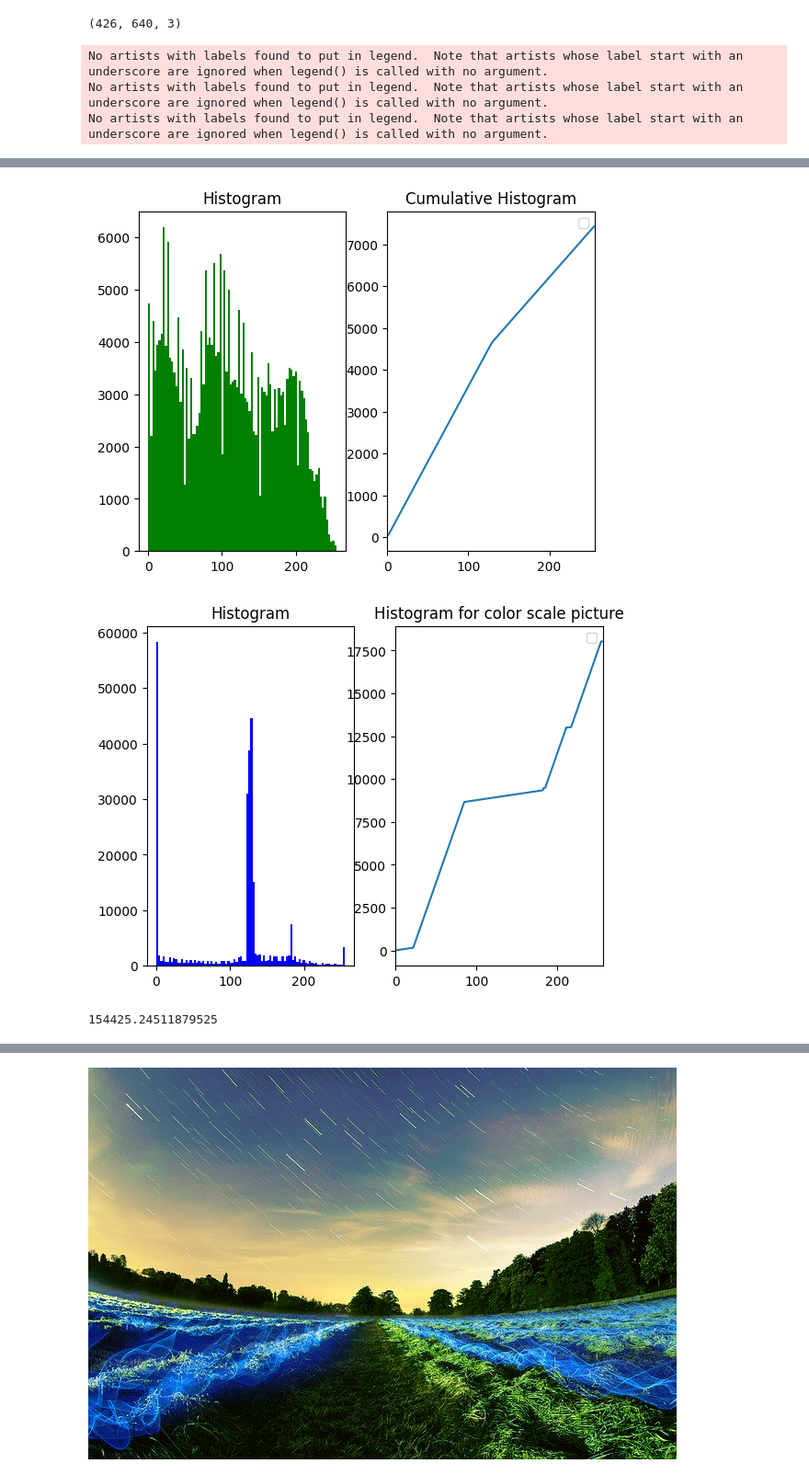
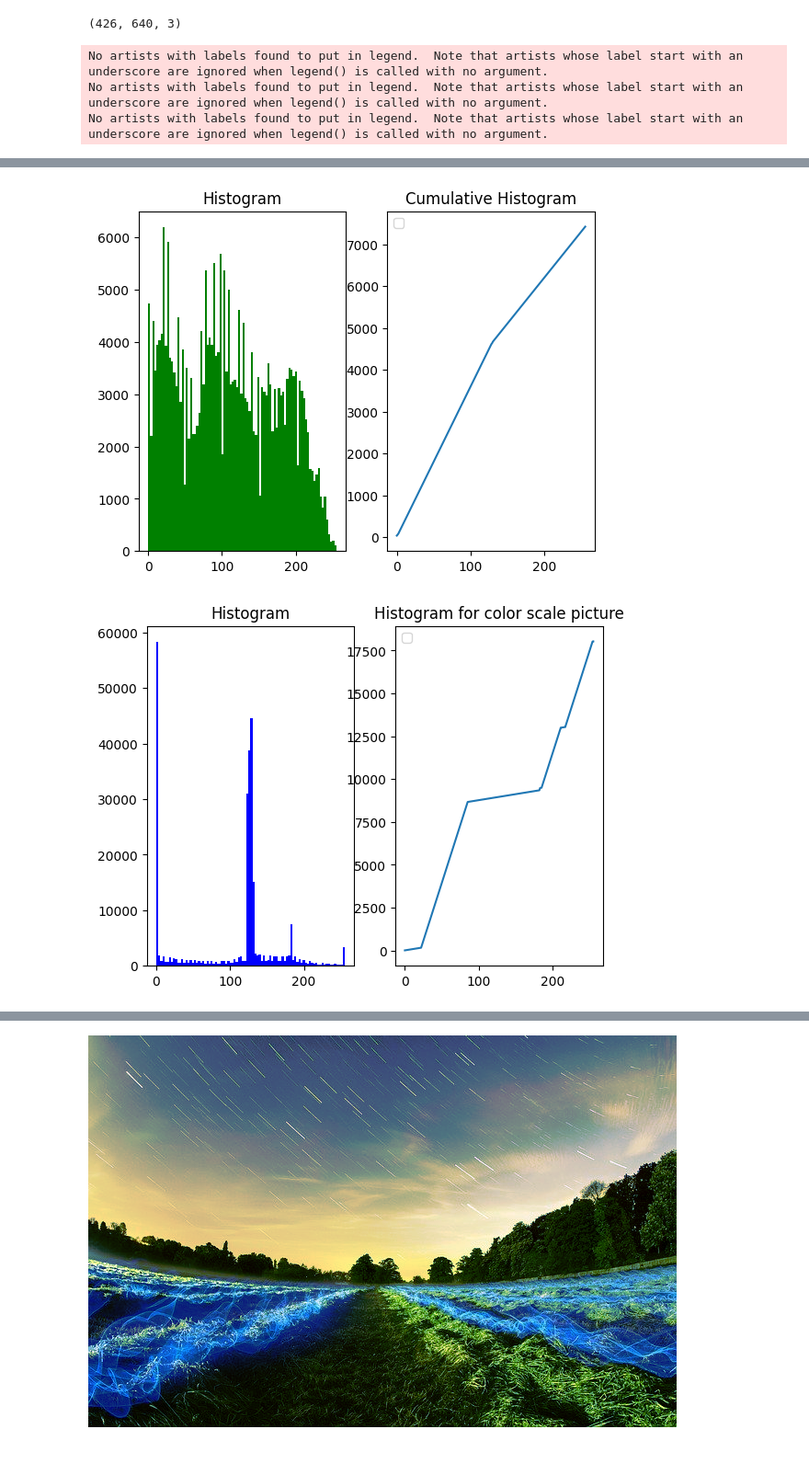
Before and after one commit to IS-CG/cg22-project-Abobus, a Jupyter notebook: check.ipynb, the cells around one changed output, grey strips where cells are left out. Shown at 92% size. Cells and saved outputs as stored; diff of their text form; code cells hidden in the pictures.

```diff
--- a/check.ipynb
+++ b/check.ipynb
@@ -97,6 +97,8 @@ def auto_contrast_correction(img: np.ndarray, ignore_range: Optional[float]=None
                 value =  a_min
             elif a_low <= pixel <= a_high:
                 value = a_min + (pixel - a_low) * (a_max - a_min) / (a_high - a_low)
+                if value is None:
+                    print('aboba')
             elif pixel > a_high:
                 value = a_max
             return value
@@ -171,15 +173,14 @@ for channel,col in enumerate(color):
         img_c,
         ignore_range=0.5
         )
-    # cs = histr.cumsum()
-    # img_c = histr[img_c.flatten()].reshape(img_c.shape)
+
     img_c = image_channel_from_hist(histr, img_c)
 
     histograms += [get_hist_array(img_channel=img_c, color=col, cumsum=histr.cumsum())]
     images += [img_c]
     new_img[:, :, channel] = img_c
     # plt.plot(histr)
-    plt.xlim([0,256])
+    # plt.xlim([0,256])
 plt.title('Histogram for color scale picture')
 plt.show()
 # %% [output]
@@ -190,6 +191,2 @@ No artists with labels found to put in legend.  Note that artists whose label st
-[figure, old version]
+[figure, new version]
-[figure, old version]
+[figure, new version]
-# %%
-np.linalg.norm(new_img - img_array)
-# %% [output]
-154425.24511879525
```
Also changed, not shown: parts of 2 cells of this notebook, 3 other files.
